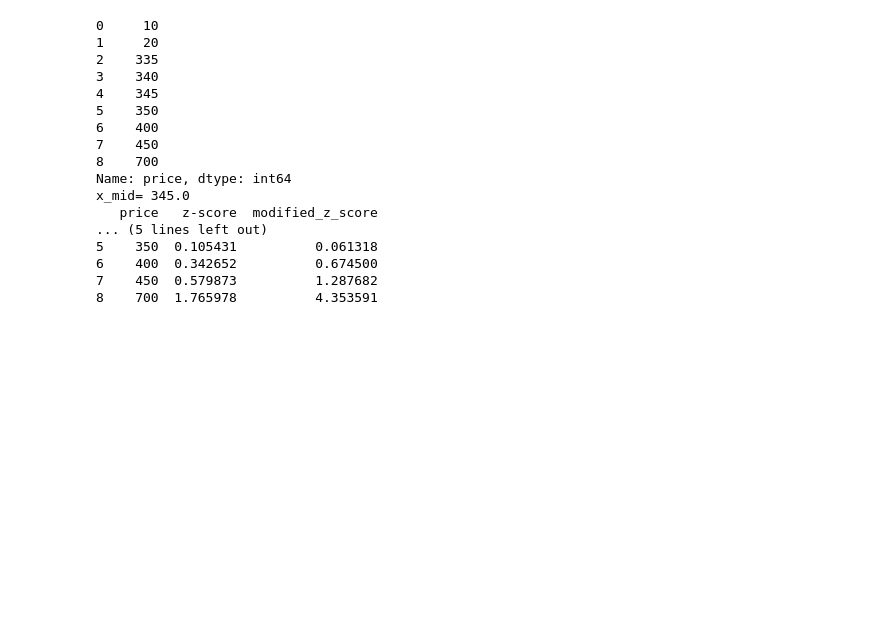
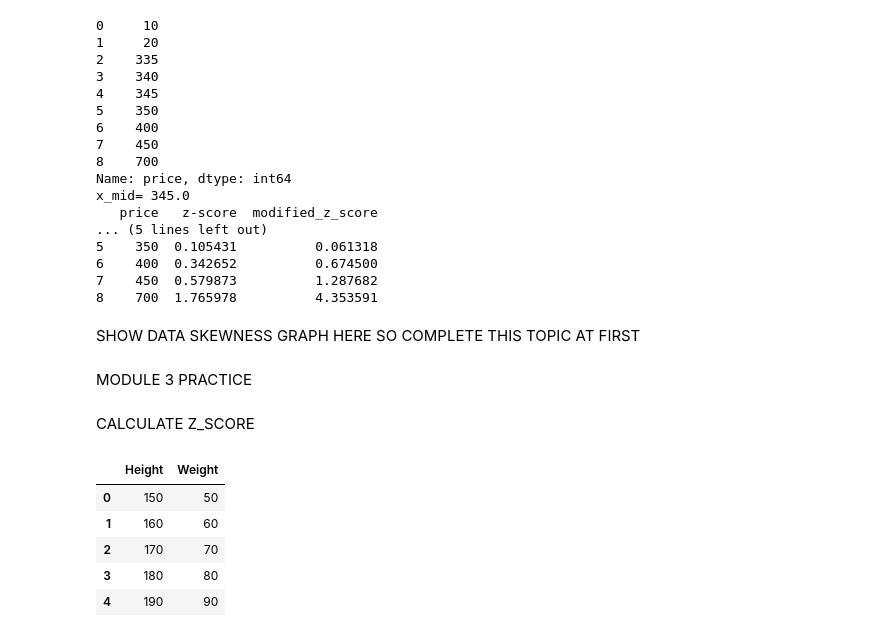
Before and after one commit to arman-hossain45/Phitrom_AI-ML, a Jupyter notebook: allModulePractice.ipynb, the cells around one changed output. Saved outputs shown, nothing was run; the diff lists cells and outputs as text; code cells hidden in the pictures; blank space fills up the shorter version.

Commit message:
z score

```diff
--- a/allModulePractice.ipynb
+++ b/allModulePractice.ipynb
@@ -4221,3 +4221,9 @@ x_mid= 345.0
 6    400  0.342652          0.674500
 7    450  0.579873          1.287682
 8    700  1.765978          4.353591
+# %% [markdown]
+SHOW DATA SKEWNESS GRAPH HERE SO COMPLETE THIS TOPIC AT FIRST
+# %% [markdown]
+MODULE 3 PRACTICE
+# %% [markdown]
+CALCULATE Z_SCORE
@@ -4223,0 +4234,15 @@ x_mid= 345.0
+# %%
+data=({
+    'Height':[150,160,170,180,190],
+    'Weight':[50,60,70,80,90]
+
+})
+df=pd.DataFrame(data)
+df
+# %% [output]
+|  | Height | Weight |
+| 0 | 150 | 50 |
+| 1 | 160 | 60 |
+| 2 | 170 | 70 |
+| 3 | 180 | 80 |
+| 4 | 190 | 90 |
```
Also changed, not shown: parts of 3 cells of this notebook.
